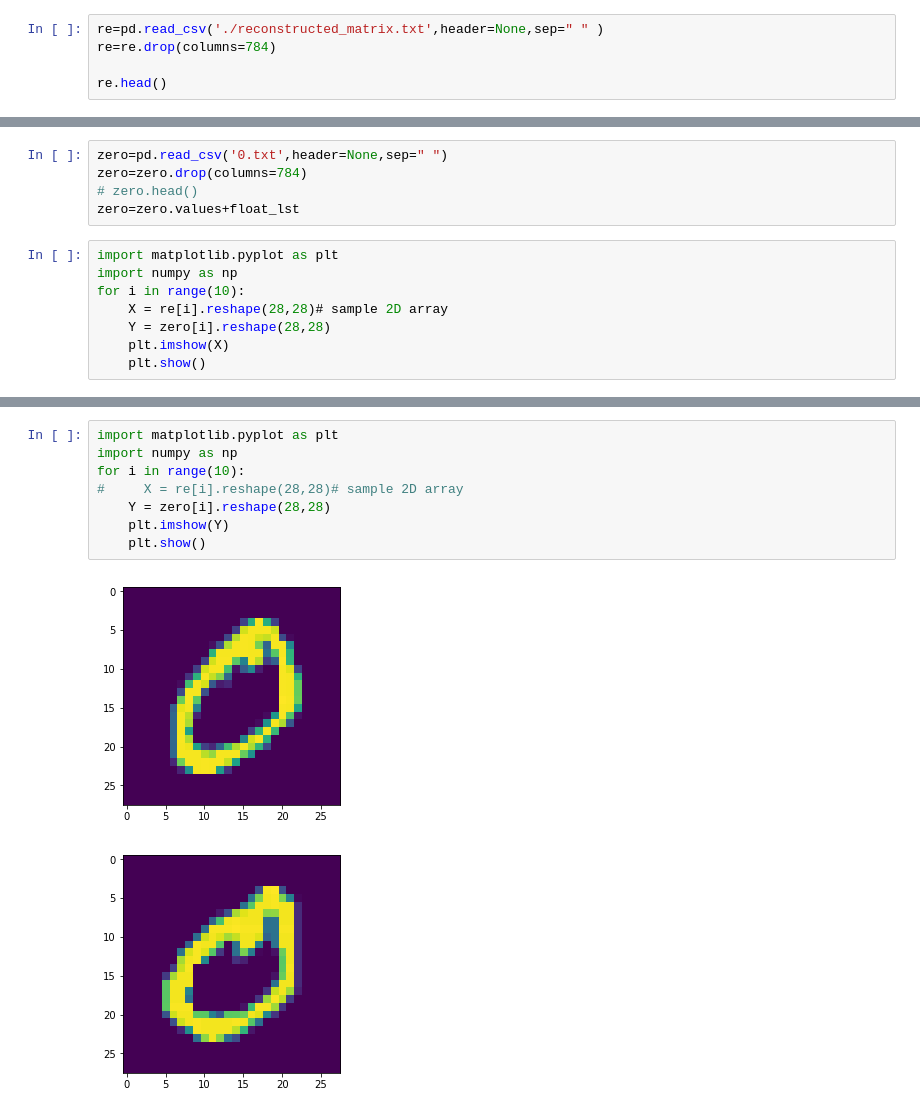
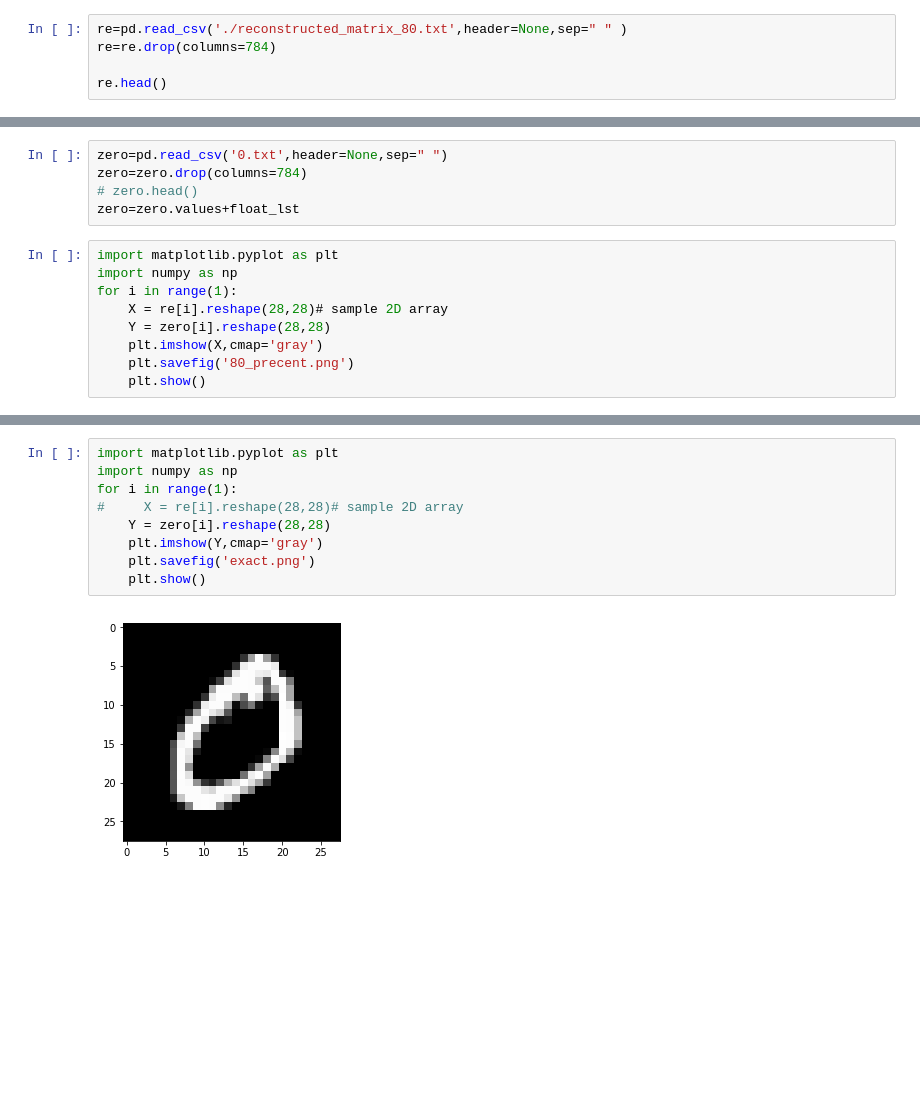
Before and after one commit to vishalbidawatka/IPSC_Image_Compression_Decompression_PCA_Openmp, a Jupyter notebook: pre_processing_python.ipynb, the cells around one changed output, grey strips where cells are left out. Drawn from its saved outputs; the diff is of its cells as text; blank space fills up the shorter version.

```diff
--- a/pre_processing_python.ipynb
+++ b/pre_processing_python.ipynb
@@ -75,7 +75,7 @@ for i in data['label'].unique():
 8 5851
 (784,)
 # %%
-re=pd.read_csv('./reconstructed_matrix.txt',header=None,sep=" " )
+re=pd.read_csv('./reconstructed_matrix_80.txt',header=None,sep=" " )
 re=re.drop(columns=784)
 
 re.head()
@@ -107,9 +107,10 @@ zero=zero.values+float_lst
 # %%
 import matplotlib.pyplot as plt
 import numpy as np
-for i in range(10):
+for i in range(1):
     X = re[i].reshape(28,28)# sample 2D array
     Y = zero[i].reshape(28,28)
-    plt.imshow(X)
+    plt.imshow(X,cmap='gray')
+    plt.savefig('80_precent.png')
     plt.show()
 # %% [output]
@@ -126,11 +118,11 @@ for i in range(10):
 # %%
 import matplotlib.pyplot as plt
 import numpy as np
-for i in range(10):
+for i in range(1):
 #     X = re[i].reshape(28,28)# sample 2D array
     Y = zero[i].reshape(28,28)
-    plt.imshow(Y)
+    plt.imshow(Y,cmap='gray')
+    plt.savefig('exact.png')
     plt.show()
 # %% [output]
-[figure, old version]
+[figure, new version]
-[figure, removed]
```
Also changed, not shown: parts of 7 cells of this notebook.
